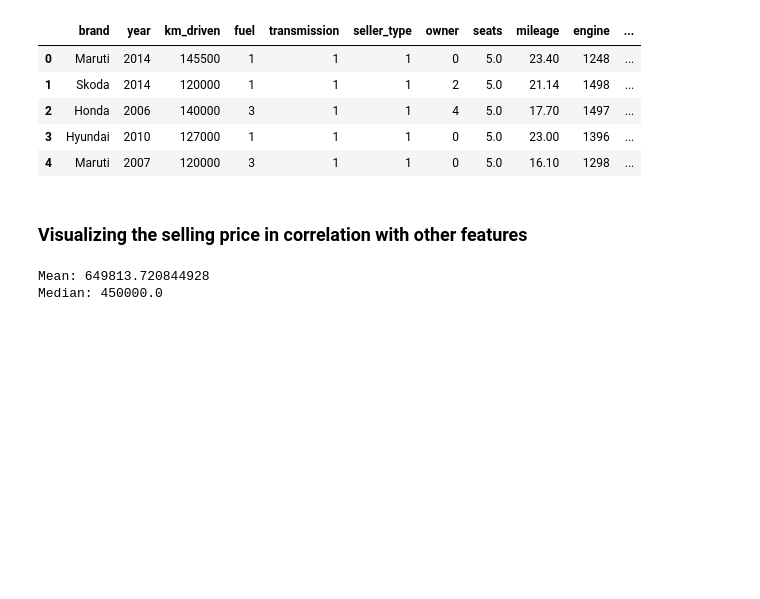
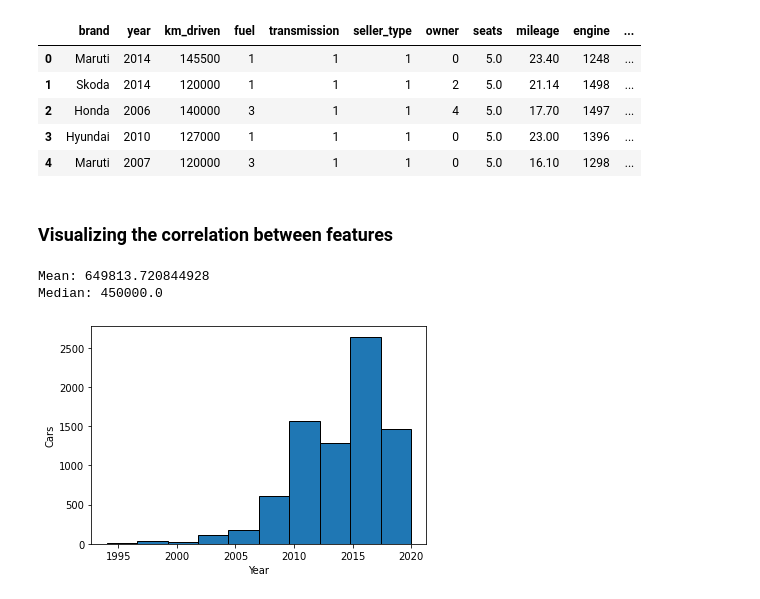
Before and after one commit to mnbuhl/used-car-price, a Jupyter notebook: data_visualization.ipynb, the cells around one changed output. Drawn from its saved outputs; the diff is of its cells as text; code cells hidden in the pictures; blank space fills up the shorter version.

Commit message:
Data visualization for selling price

```diff
--- a/data_visualization.ipynb
+++ b/data_visualization.ipynb
@@ -45,7 +32,7 @@ dataset.head()
 | 3 | Hyundai | 2010 | 127000 | 1 | 1 | 1 | 0 | 5.0 | 23.00 | 1396 | ... |
 | 4 | Maruti | 2007 | 120000 | 3 | 1 | 1 | 0 | 5.0 | 16.10 | 1298 | ... |
 # %% [markdown]
-### Visualizing the selling price in correlation with other features
+### Visualizing the correlation between features
 # %%
 price_mean = dataset['selling_price'].mean()
 price_median = dataset['selling_price'].median()
@@ -55,6 +42,13 @@ print('Median:', price_median)
 # %% [output]
 Mean: 649813.720844928
 Median: 450000.0
+# %%
+plt.hist(dataset["year"], edgecolor='black')
+plt.xlabel("Year")
+plt.ylabel("Cars")
+plt.show()
+# %% [output]
+[figure, added]
 # %%
 plt.figure(figsize=(12, 10))
 sns.heatmap(dataset.corr(), annot=True, fmt='.2f', cbar=True, cmap='coolwarm')
```
Also changed, not shown: parts of 23 cells of this notebook, 1 other file.
